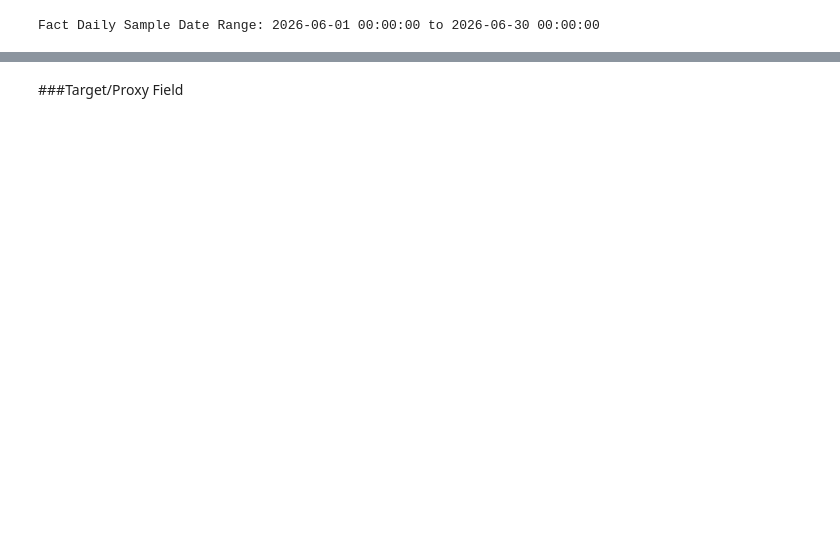
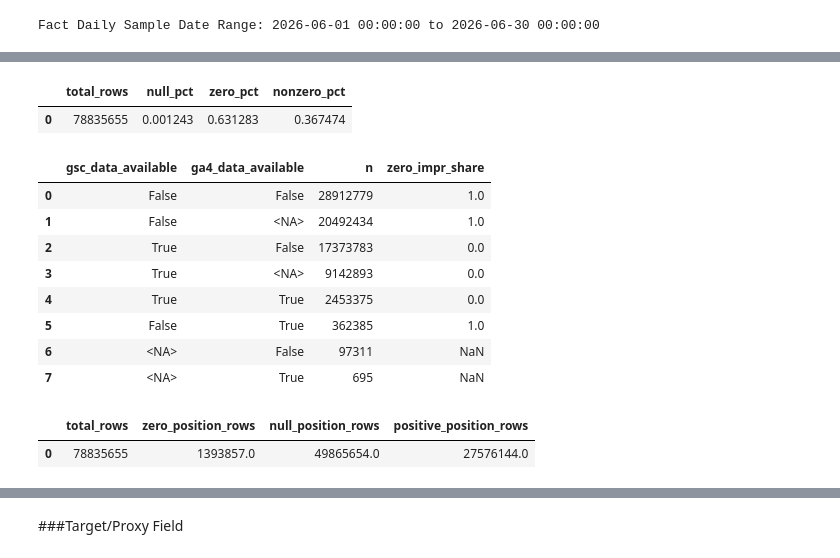
Before and after one commit to ritashreemukherjee123/Project-1-Applied-Search-Intelligence-Google-Search-Ranking-Discoverability.-, a Jupyter notebook: work/w03_data_contract.ipynb, the cells around one changed output, grey strips where cells are left out. Saved outputs shown, nothing was run; the diff lists cells and outputs as text; code cells hidden in the pictures; blank space fills up the shorter version.

```diff
--- a/work/w03_data_contract.ipynb
+++ b/work/w03_data_contract.ipynb
@@ -402,0 +557,71 @@ Fact Daily Sample Date Range: 2026-06-01 00:00:00 to 2026-06-30 00:00:00
+# %%
+#For GSC impressions
+q = f"""
+SELECT
+    COUNT(*) AS total_rows,
+
+    AVG(CASE
+        WHEN gsc_impressions IS NULL THEN 1
+        ELSE 0
+    END) AS null_pct,
+
+    AVG(CASE
+        WHEN gsc_impressions = 0 THEN 1
+        ELSE 0
+    END) AS zero_pct,
+
+    AVG(CASE
+        WHEN gsc_impressions > 0 THEN 1
+        ELSE 0
+    END) AS nonzero_pct
+
+FROM {TABLES['fact_daily']}
+"""
+
+con.execute(q).df()
+# %% [output]
+|  | total_rows | null_pct | zero_pct | nonzero_pct |
+| 0 | 78835655 | 0.001243 | 0.631283 | 0.367474 |
+# %%
+con.sql(f"""
+    SELECT gsc_data_available, ga4_data_available,
+           COUNT(*) AS n,
+           AVG((gsc_impressions = 0)::INT) AS zero_impr_share
+    FROM {TABLES['fact_daily']}
+    GROUP BY 1, 2 ORDER BY n DESC
+""").df()
+# %% [output]
+|  | gsc_data_available | ga4_data_available | n | zero_impr_share |
+| 0 | False | False | 28912779 | 1.0 |
+| 1 | False | <NA> | 20492434 | 1.0 |
+| 2 | True | False | 17373783 | 0.0 |
+| 3 | True | <NA> | 9142893 | 0.0 |
+| 4 | True | True | 2453375 | 0.0 |
+| 5 | False | True | 362385 | 1.0 |
+| 6 | <NA> | False | 97311 | NaN |
+| 7 | <NA> | True | 695 | NaN |
+# %%
+#gsc_avg_position = 0 check
+
+q = f"""
+SELECT
+    COUNT(*) AS total_rows,
+
+    SUM(CASE WHEN gsc_avg_position = 0 THEN 1 ELSE 0 END)
+        AS zero_position_rows,
+
+    SUM(CASE WHEN gsc_avg_position IS NULL THEN 1 ELSE 0 END)
+        AS null_position_rows,
+
+    SUM(CASE WHEN gsc_avg_position > 0 THEN 1 ELSE 0 END)
+        AS positive_position_rows
+
+FROM {TABLES['fact_daily']}
+"""
+
+position_check = con.execute(q).df()
+
+position_check
+# %% [output]
+|  | total_rows | zero_position_rows | null_position_rows | positive_position_rows |
+| 0 | 78835655 | 1393857.0 | 49865654.0 | 27576144.0 |
```
Also changed, not shown: parts of 26 cells of this notebook.
